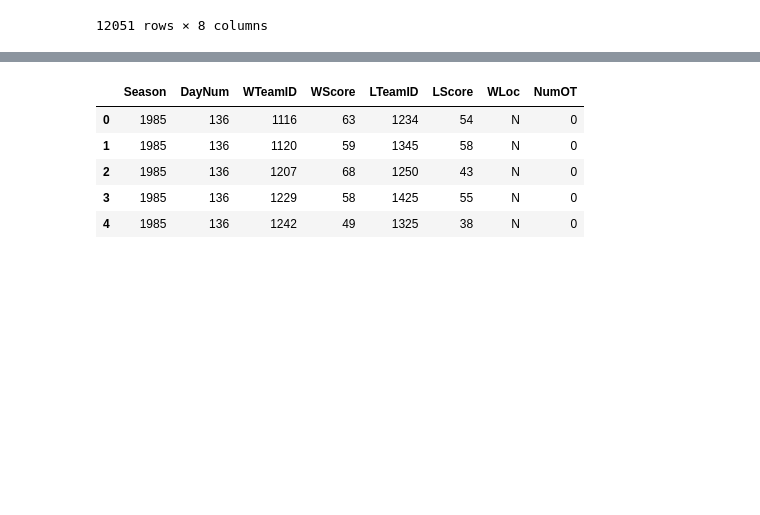
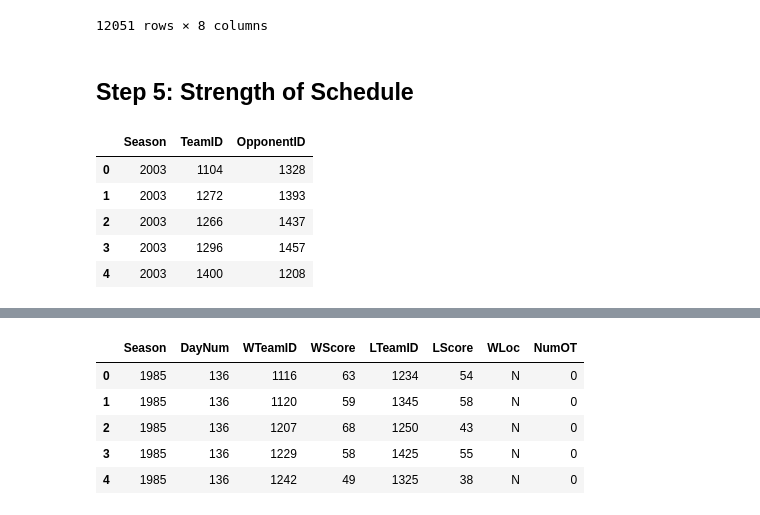
Before and after one commit to krishna-kasuganti/ncaa-bracket-model, a Jupyter notebook: notebooks/02_feature_engineering.ipynb, the cells around one changed output, grey strips where cells are left out. Cells and saved outputs as stored; diff of their text form; code cells hidden in the pictures; blank space fills up the shorter version.

```diff
--- a/notebooks/02_feature_engineering.ipynb
+++ b/notebooks/02_feature_engineering.ipynb
@@ -587,3 +587,5 @@ tournament_history
 | 12049 | 2024 | 1212 | 137.0 | 1.0 | 0.0 | 0.000000 | 0.0 | ... |
 | 12050 | 2024 | 1391 | 137.0 | 1.0 | 0.0 | 0.000000 | 0.0 | ... |
 12051 rows × 8 columns
+# %% [markdown]
+## Step 5: Strength of Schedule
@@ -589,0 +598,9 @@ tournament_history
+# %%
+sos_winners.head()
+# %% [output]
+|  | Season | TeamID | OpponentID |
+| 0 | 2003 | 1104 | 1328 |
+| 1 | 2003 | 1272 | 1393 |
+| 2 | 2003 | 1266 | 1437 |
+| 3 | 2003 | 1296 | 1457 |
+| 4 | 2003 | 1400 | 1208 |
```
Also changed, not shown: parts of 26 cells of this notebook, 7 other files.
